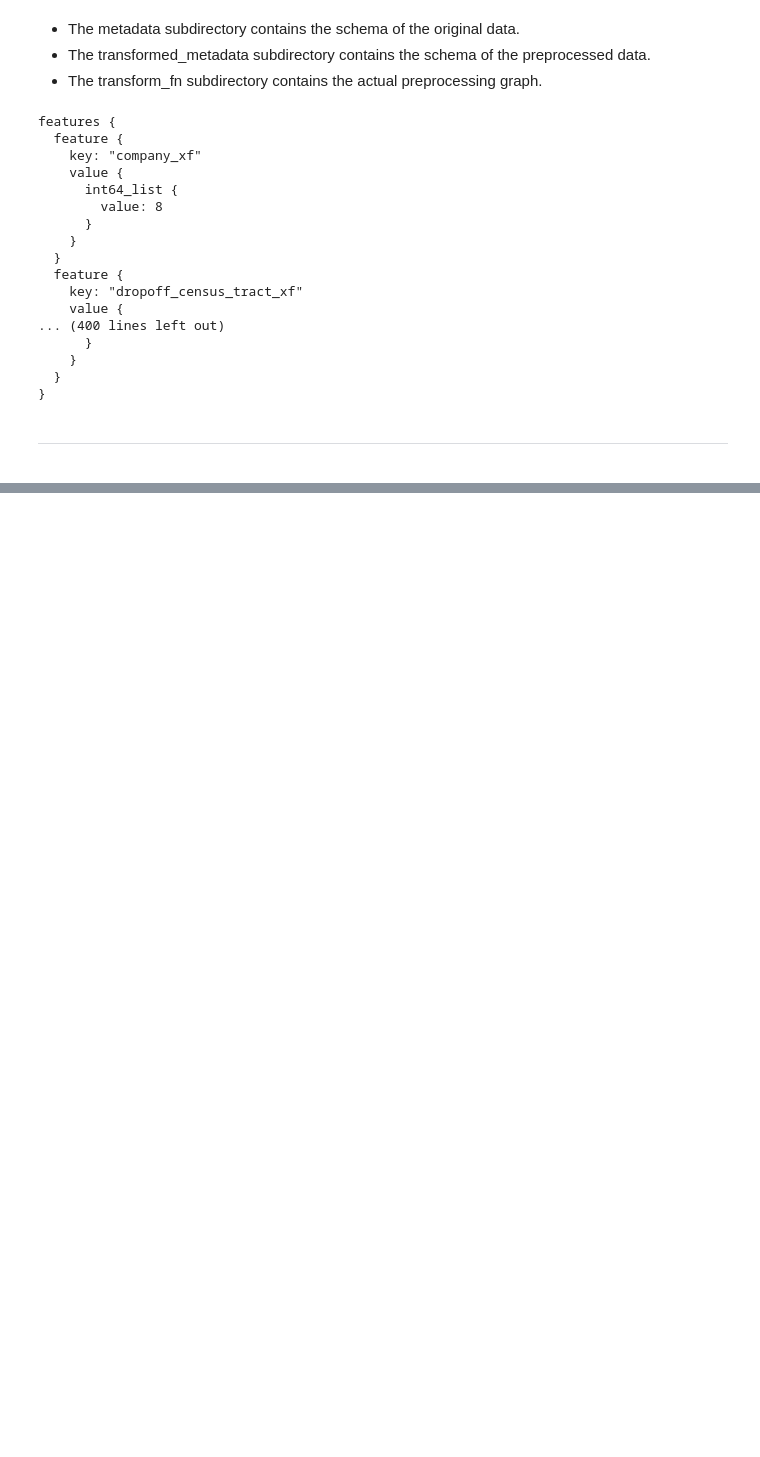
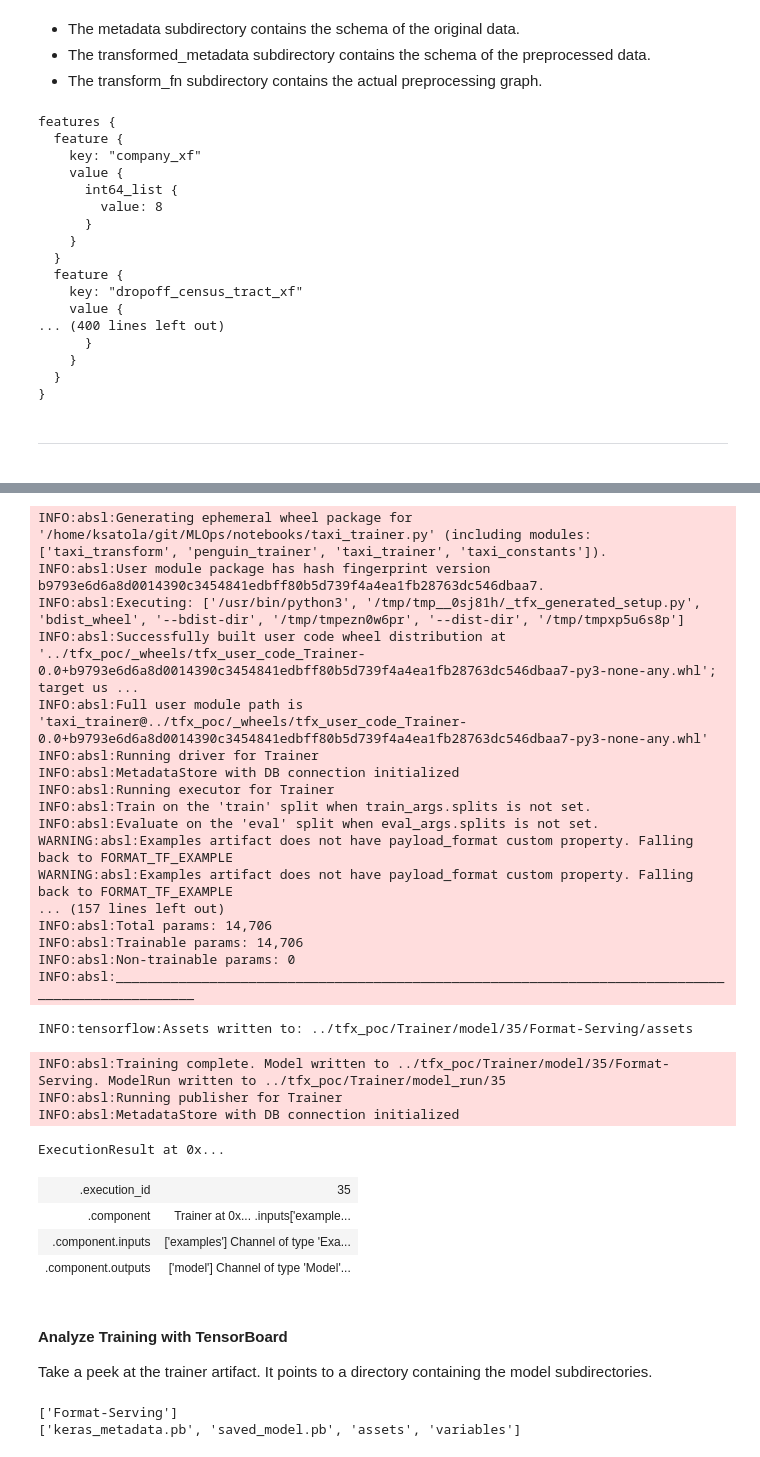
Before and after one commit to ksatola/MLOps, a Jupyter notebook: notebooks/20012 - TFX_interactive_pipeline_Working.ipynb, the cells around one changed output, grey strips where cells are left out. Drawn from its saved outputs; the diff is of its cells as text; code cells hidden in the pictures; blank space fills up the shorter version.

Commit message:
ENH: TFX Interactive Pipeline

```diff
--- a/notebooks/20012 - TFX_interactive_pipeline_Working.ipynb
+++ b/notebooks/20012 - TFX_interactive_pipeline_Working.ipynb
@@ -1395,16 +1408,56 @@ def run_fn(fn_args: tfx.components.FnArgs):
 # %%
+TRAINING_STEPS = 10000
+EVALUATION_STEPS = 5000
+
 trainer = tfx.components.Trainer(
     module_file=os.path.abspath(_taxi_trainer_module_file),
     examples=transform.outputs['transformed_examples'],
     transform_graph=transform.outputs['transform_graph'],
     schema=schema_gen.outputs['schema'],
-    train_args=tfx.proto.TrainArgs(num_steps=10000),
-    eval_args=tfx.proto.EvalArgs(num_steps=5000))
+    train_args=tfx.proto.TrainArgs(num_steps=TRAINING_STEPS),
+    eval_args=tfx.proto.EvalArgs(num_steps=EVALUATION_STEPS))
 context.run(trainer)
+# %% [output]
+INFO:absl:Generating ephemeral wheel package for '/home/ksatola/git/MLOps/notebooks/taxi_trainer.py' (including modules: ['taxi_transform', 'penguin_trainer', 'taxi_trainer', 'taxi_constants']).
+INFO:absl:User module package has hash fingerprint version b9793e6d6a8d0014390c3454841edbff80b5d739f4a4ea1fb28763dc546dbaa7.
+INFO:absl:Executing: ['/usr/bin/python3', '/tmp/tmp__0sj81h/_tfx_generated_setup.py', 'bdist_wheel', '--bdist-dir', '/tmp/tmpezn0w6pr', '--dist-dir', '/tmp/tmpxp5u6s8p']
+INFO:absl:Successfully built user code wheel distribution at '../tfx_poc/_wheels/tfx_user_code_Trainer-0.0+b9793e6d6a8d0014390c3454841edbff80b5d739f4a4ea1fb28763dc546dbaa7-py3-none-any.whl'; target us ...
+INFO:absl:Full user module path is 'taxi_trainer@../tfx_poc/_wheels/tfx_user_code_Trainer-0.0+b9793e6d6a8d0014390c3454841edbff80b5d739f4a4ea1fb28763dc546dbaa7-py3-none-any.whl'
+INFO:absl:Running driver for Trainer
+INFO:absl:MetadataStore with DB connection initialized
+INFO:absl:Running executor for Trainer
+INFO:absl:Train on the 'train' split when train_args.splits is not set.
+INFO:absl:Evaluate on the 'eval' split when eval_args.splits is not set.
+WARNING:absl:Examples artifact does not have payload_format custom property. Falling back to FORMAT_TF_EXAMPLE
+WARNING:absl:Examples artifact does not have payload_format custom property. Falling back to FORMAT_TF_EXAMPLE
+... (157 lines left out)
+INFO:absl:Total params: 14,706
+INFO:absl:Trainable params: 14,706
+INFO:absl:Non-trainable params: 0
+INFO:absl:__________________________________________________________________________________________________
+INFO:tensorflow:Assets written to: ../tfx_poc/Trainer/model/35/Format-Serving/assets
+INFO:absl:Training complete. Model written to ../tfx_poc/Trainer/model/35/Format-Serving. ModelRun written to ../tfx_poc/Trainer/model_run/35
+INFO:absl:Running publisher for Trainer
+INFO:absl:MetadataStore with DB connection initialized
+ExecutionResult at 0x...
+| .execution_id | 35 |
+| .component | Trainer at 0x... .inputs['example... |
+| .component.inputs | ['examples'] Channel of type 'Exa... |
+| .component.outputs | ['model'] Channel of type 'Model'... |
+# %% [markdown]
+#### Analyze Training with TensorBoard
+Take a peek at the trainer artifact. It points to a directory containing the model subdirectories.
 # %%
+# Inspect the exported SavedModel outside a TFX pipeline
+model_loc = trainer.outputs['model'].get()[0].uri
+pp.pprint(os.listdir(model_loc))
 
-model_artifact_dir = trainer.outputs['model'].get()[0].uri
-pp.pprint(os.listdir(model_artifact_dir))
-model_dir = os.path.join(model_artifact_dir, "Format-Serving")
-pp.pprint(os.listdir(model_dir))
+model_path = os.path.join(model_loc, "Format-Serving")
+pp.pprint(os.listdir(model_path))
+
+model = tf.saved_model.load(export_dir=model_path)
+predict_fn = model.signatures["serving_default"]
+# %% [output]
+['Format-Serving']
+['keras_metadata.pb', 'saved_model.pb', 'assets', 'variables']
 # %%
```
Also changed, not shown: parts of 36 cells of this notebook.
